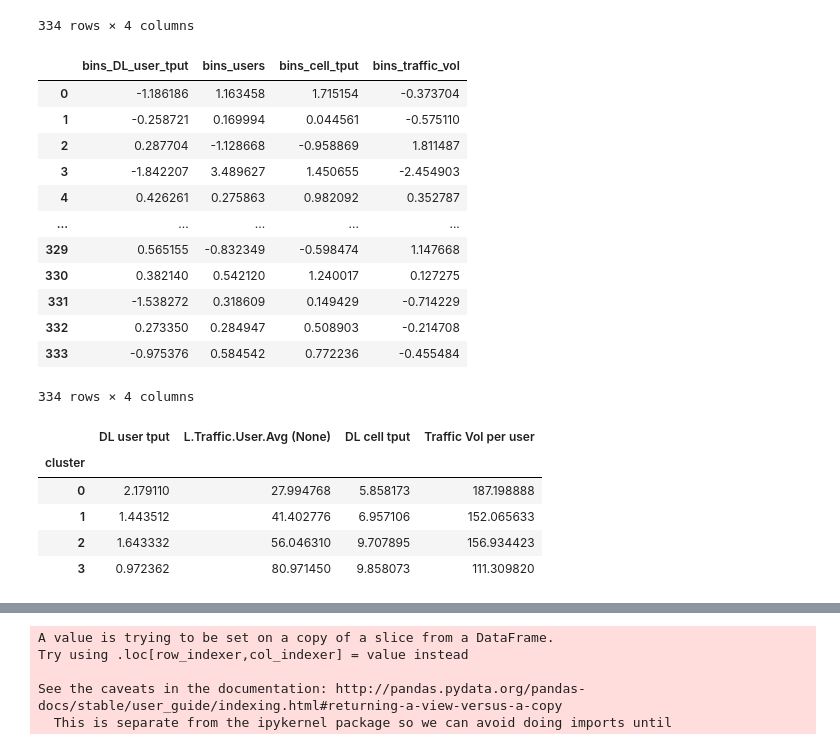
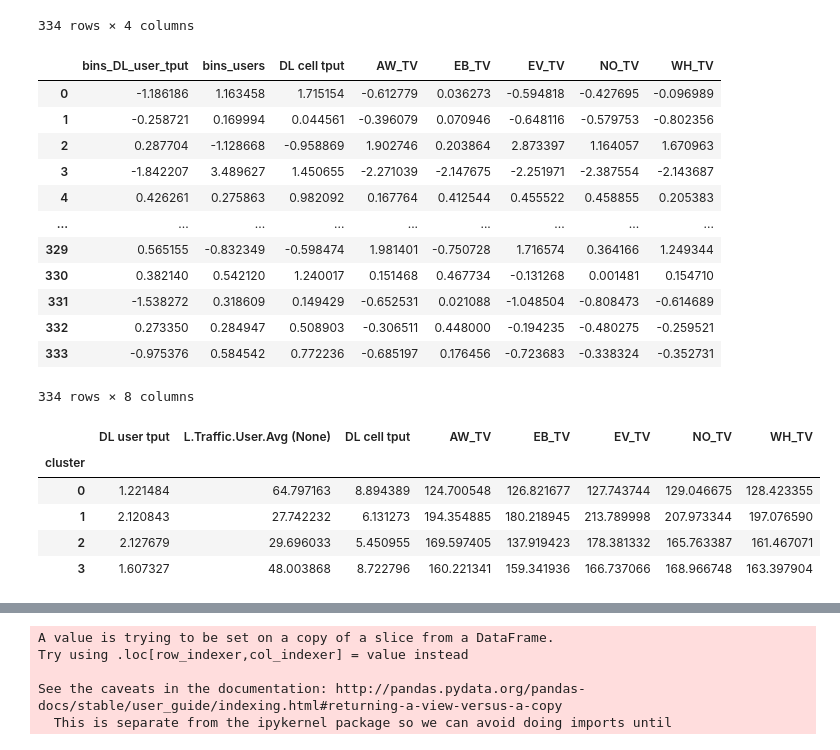
Before and after one commit to athalji/Timeseries_Forecasting_AWS, a Jupyter notebook: data_exploration.ipynb, the cells around one changed output, grey strips where cells are left out. Saved outputs shown, nothing was run; the diff lists cells and outputs as text; code cells hidden in the pictures.

```diff
--- a/data_exploration.ipynb
+++ b/data_exploration.ipynb
@@ -20,5 +22,0 @@ import statsmodels.api as sm
-# %%
-df=pd.read_excel('Traffic.xlsx')
-df['Start Time'] = pd.to_datetime(df['Start Time'])
-df.set_index('Start Time',drop=False,inplace=True)
-#df=df.drop('Start Time',axis=1)
@@ -364,14 +432,17 @@ cluster_avguser
 cluster_dltput=pd.DataFrame(df_cluster.groupby(['Cell'])['DL user tput'].mean())
 cluster_avguser=pd.DataFrame(df_cluster.groupby(['Cell'])['L.Traffic.User.Avg (None)'].mean())
 cluster_celltput=pd.DataFrame(df_cluster.groupby(['Cell'])['DL cell tput'].mean())
-cluster_traffic=pd.DataFrame(df_cluster.groupby(['Cell'])['Traffic Vol per user'].mean())
+cluster_traffic=pd.DataFrame(df_cluster.groupby(['Cell','time of day'])['Traffic Vol per user'].mean())
 
 #cluster_dltput=cluster_dltput.unstack()
 #cluster_avguser=cluster_avguser.unstack()
 #cluster_celltput=cluster_celltput.unstack()
+cluster_traffic=cluster_traffic.unstack()
 
 #cluster_dltput.columns=['AW_tput','EB_tput','NO_tput','WH_tput','EV_tput']
 #cluster_avguser.columns=['AW_users','EB_users','NO_users','WH_users','EV_users']
+#cluster_celltput.columns=['AW_cell_tput','EB_cell_tput','EV_cell_tput','NO_cell_tput','WH_cell_tput']
+cluster_traffic.columns=['AW_TV','EB_TV','EV_TV','NO_TV','WH_TV']
 
 cluster_dltput['Cell']=cluster_dltput.index
 cluster_dltput.reset_index(level=None, drop=True, inplace=True)
@@ -437,9 +507,14 @@ bin_labels_users = [1,2,3,4,5]
 cluster_merge['bins_DL_user_tput'] = pd.qcut(cluster_merge['DL user tput'],q=[0, .2, .4, .6, .8, 1],labels=bin_labels_tput)
 cluster_merge['bins_users'] = pd.qcut(cluster_merge['L.Traffic.User.Avg (None)'],q=[0, .2, .4, .6, .8, 1],labels=bin_labels_tput)
 cluster_merge['bins_cell_tput'] = pd.qcut(cluster_merge['DL cell tput'],q=[0, .2, .4, .6, .8, 1],labels=bin_labels_tput)
-cluster_merge['bins_traffic_vol'] = pd.qcut(cluster_merge['Traffic Vol per user'],q=[0, .2, .4, .6, .8, 1],labels=bin_labels_tput)
+cluster_merge['bins_AW_TV'] = pd.qcut(cluster_merge['AW_TV'],q=[0, .2, .4, .6, .8, 1],labels=bin_labels_tput)
+cluster_merge['bins_EB_TV'] = pd.qcut(cluster_merge['EB_TV'],q=[0, .2, .4, .6, .8, 1],labels=bin_labels_tput)
+cluster_merge['bins_EV_TV'] = pd.qcut(cluster_merge['EV_TV'],q=[0, .2, .4, .6, .8, 1],labels=bin_labels_tput)
+cluster_merge['bins_NO_TV'] = pd.qcut(cluster_merge['NO_TV'],q=[0, .2, .4, .6, .8, 1],labels=bin_labels_tput)
+cluster_merge['bins_WH_TV'] = pd.qcut(cluster_merge['WH_TV'],q=[0, .2, .4, .6, .8, 1],labels=bin_labels_tput)
 
-scaled=cluster_merge[['bins_DL_user_tput','bins_users','bins_cell_tput','bins_traffic_vol']]
+scaled=cluster_merge[['bins_DL_user_tput','bins_users','bins_cell_tput','bins_AW_TV','bins_EB_TV','bins_EV_TV',
+                     'bins_NO_TV','bins_WH_TV']]
 
 #,'bins_AW_users','bins_EB_users','bins_NO_users','bins_WH_users','bins_EV_users'
 #'bins_AW_tput','bins_EB_tput','bins_NO_tput','bins_WH_tput','bins_EV_tput'
@@ -463,27 +538,27 @@ scaled
 # %%
 cluster_merge=cluster_merge.set_index('Cell')
 
 #StandardScaler
 #MinMaxScaler
 
 scaler = StandardScaler()
 # transform data
 scaled = scaler.fit_transform(cluster_merge)
 scaled=pd.DataFrame(scaled)
-scaled.columns=['bins_DL_user_tput','bins_users','bins_cell_tput','bins_traffic_vol']
+scaled.columns=['bins_DL_user_tput','bins_users','DL cell tput','AW_TV','EB_TV','EV_TV','NO_TV','WH_TV']
 scaled
 # %% [output]
-|  | bins_DL_user_tput | bins_users | bins_cell_tput | bins_traffic_vol |
-| 0 | -1.186186 | 1.163458 | 1.715154 | -0.373704 |
-| 1 | -0.258721 | 0.169994 | 0.044561 | -0.575110 |
-| 2 | 0.287704 | -1.128668 | -0.958869 | 1.811487 |
-| 3 | -1.842207 | 3.489627 | 1.450655 | -2.454903 |
-| 4 | 0.426261 | 0.275863 | 0.982092 | 0.352787 |
-| ... | ... | ... | ... | ... |
-| 329 | 0.565155 | -0.832349 | -0.598474 | 1.147668 |
-| 330 | 0.382140 | 0.542120 | 1.240017 | 0.127275 |
-| 331 | -1.538272 | 0.318609 | 0.149429 | -0.714229 |
-| 332 | 0.273350 | 0.284947 | 0.508903 | -0.214708 |
-| 333 | -0.975376 | 0.584542 | 0.772236 | -0.455484 |
+|  | bins_DL_user_tput | bins_users | DL cell tput | AW_TV | EB_TV | EV_TV | NO_TV | WH_TV |
+| 0 | -1.186186 | 1.163458 | 1.715154 | -0.612779 | 0.036273 | -0.594818 | -0.427695 | -0.096989 |
+| 1 | -0.258721 | 0.169994 | 0.044561 | -0.396079 | 0.070946 | -0.648116 | -0.579753 | -0.802356 |
+| 2 | 0.287704 | -1.128668 | -0.958869 | 1.902746 | 0.203864 | 2.873397 | 1.164057 | 1.670963 |
+| 3 | -1.842207 | 3.489627 | 1.450655 | -2.271039 | -2.147675 | -2.251971 | -2.387554 | -2.143687 |
+| 4 | 0.426261 | 0.275863 | 0.982092 | 0.167764 | 0.412544 | 0.455522 | 0.458855 | 0.205383 |
+| ... | ... | ... | ... | ... | ... | ... | ... | ... |
+| 329 | 0.565155 | -0.832349 | -0.598474 | 1.981401 | -0.750728 | 1.716574 | 0.364166 | 1.249344 |
+| 330 | 0.382140 | 0.542120 | 1.240017 | 0.151468 | 0.467734 | -0.131268 | 0.001481 | 0.154710 |
+| 331 | -1.538272 | 0.318609 | 0.149429 | -0.652531 | 0.021088 | -1.048504 | -0.808473 | -0.614689 |
+| 332 | 0.273350 | 0.284947 | 0.508903 | -0.306511 | 0.448000 | -0.194235 | -0.480275 | -0.259521 |
+| 333 | -0.975376 | 0.584542 | 0.772236 | -0.685197 | 0.176456 | -0.723683 | -0.338324 | -0.352731 |
-334 rows × 4 columns
+334 rows × 8 columns
 # %%
@@ -495,14 +574,14 @@ cluster_merge['cluster']=kmeans.labels_
 
 
 
-cluster_merge_stats=cluster_merge.groupby(['cluster'])['DL user tput','L.Traffic.User.Avg (None)','DL cell tput','Traffic Vol per user'].mean()
+cluster_merge_stats=cluster_merge.groupby(['cluster'])['DL user tput','L.Traffic.User.Avg (None)','DL cell tput','AW_TV','EB_TV','EV_TV','NO_TV','WH_TV'].mean()
 
-cluster_merge_stats[['DL user tput','L.Traffic.User.Avg (None)','DL cell tput','Traffic Vol per user']]
+cluster_merge_stats[['DL user tput','L.Traffic.User.Avg (None)','DL cell tput','AW_TV','EB_TV','EV_TV','NO_TV','WH_TV']]
 #.plot()
 # %% [output]
-|  | DL user tput | L.Traffic.User.Avg (None) | DL cell tput | Traffic Vol per user |
-| cluster |  |  |  |  |
-| 0 | 2.179110 | 27.994768 | 5.858173 | 187.198888 |
-| 1 | 1.443512 | 41.402776 | 6.957106 | 152.065633 |
-| 2 | 1.643332 | 56.046310 | 9.707895 | 156.934423 |
-| 3 | 0.972362 | 80.971450 | 9.858073 | 111.309820 |
+|  | DL user tput | L.Traffic.User.Avg (None) | DL cell tput | AW_TV | EB_TV | EV_TV | NO_TV | WH_TV |
+| cluster |  |  |  |  |  |  |  |  |
+| 0 | 1.221484 | 64.797163 | 8.894389 | 124.700548 | 126.821677 | 127.743744 | 129.046675 | 128.423355 |
+| 1 | 2.120843 | 27.742232 | 6.131273 | 194.354885 | 180.218945 | 213.789998 | 207.973344 | 197.076590 |
+| 2 | 2.127679 | 29.696033 | 5.450955 | 169.597405 | 137.919423 | 178.381332 | 165.763387 | 161.467071 |
+| 3 | 1.607327 | 48.003868 | 8.722796 | 160.221341 | 159.341936 | 166.737066 | 168.966748 | 163.397904 |
```
Also changed, not shown: parts of 28 cells of this notebook.
